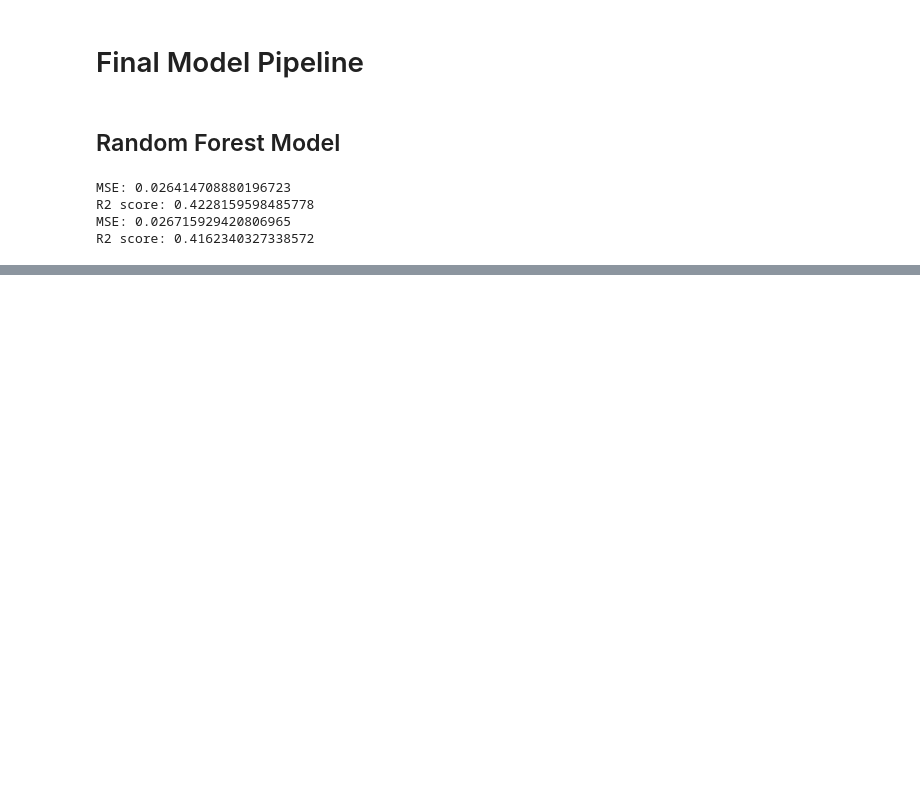
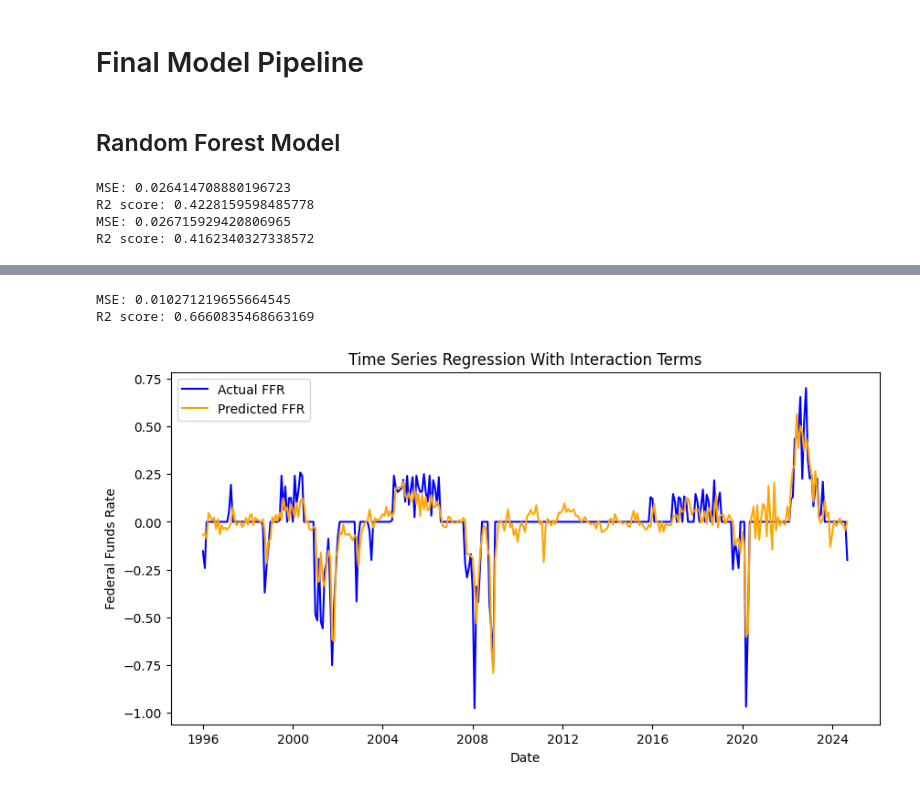
Before and after one commit to brianlzhou/109a-project, a Jupyter notebook: milestone4.ipynb, the cells around one changed output, grey strips where cells are left out. Saved outputs shown, nothing was run; the diff lists cells and outputs as text; code cells hidden in the pictures; blank space fills up the shorter version.

```diff
--- a/milestone4.ipynb
+++ b/milestone4.ipynb
@@ -522,0 +532,32 @@ plt.show()
+# %%
+df = df.sort_values(by='date')
+
+X = df.drop(columns=['date', 'ffr_1m_change'])
+X['unemployment_inflation'] = X['unemployment'] * X['inflation']
+X['unemployment_expected_cpi'] = X['unemployment'] * X['expected_cpi']
+X['inflation_expected_cpi'] = X['inflation'] * X['expected_cpi']
+y = df['ffr_1m_change']
+
+X = sm.add_constant(X)
+
+model = sm.OLS(y, X).fit()
+y_pred = model.predict(X)
+
+mse = mean_squared_error(y, y_pred)
+r2 = r2_score(y, y_pred)
+
+print("MSE:", mse)
+print("R2 score:", r2)
+
+plt.figure(figsize=(10, 5))
+plt.plot(df['date'], y, label='Actual FFR', color='blue')
+plt.plot(df['date'], y_pred, label='Predicted FFR', color='orange')
+plt.title('Time Series Regression With Interaction Terms')
+plt.xlabel('Date')
+plt.ylabel('Federal Funds Rate')
+plt.legend()
+plt.show()
+# %% [output]
+MSE: 0.010271219655664545
+R2 score: 0.6660835468663169
+[figure, added]
```
Also changed, not shown: parts of 2 cells of this notebook.
